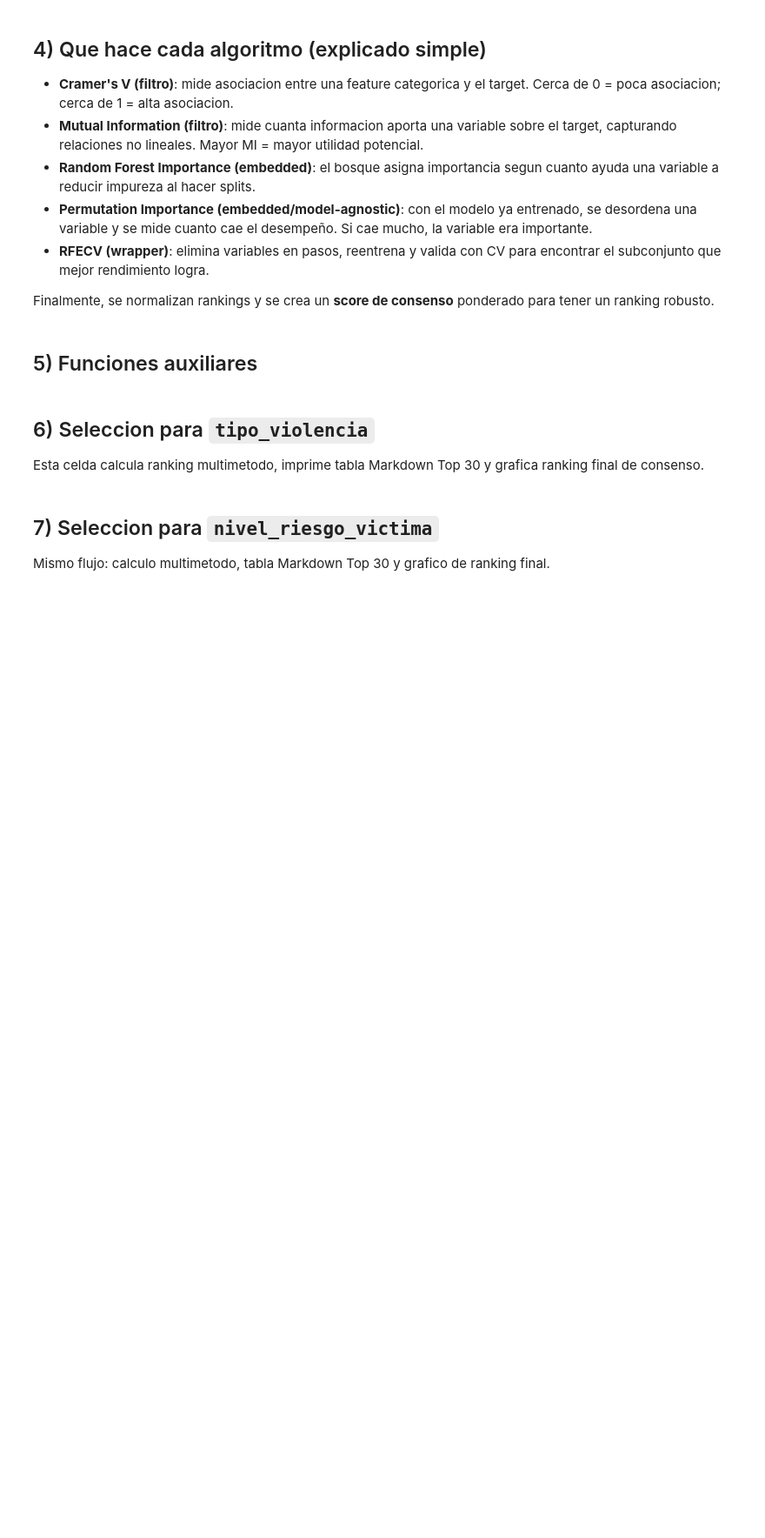
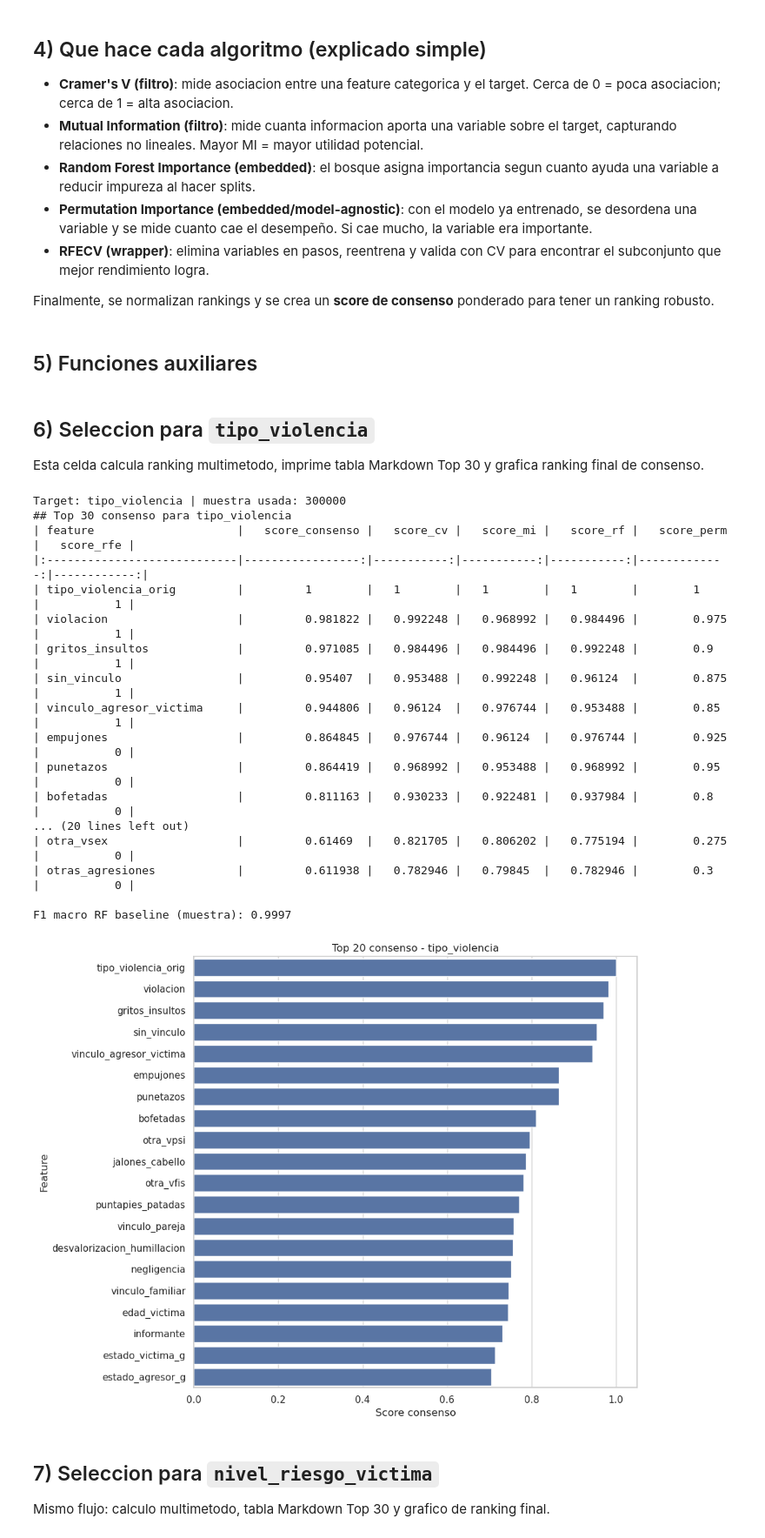
Before and after one commit to umalluq/violencia-eda, a Jupyter notebook: seleccion_caracteristicas_multimetodo_FULL.ipynb, the cells around one changed output. Shown at 87% size. Cells and saved outputs as stored; diff of their text form; code cells hidden in the pictures; blank space fills up the shorter version.

```diff
--- a/seleccion_caracteristicas_multimetodo_FULL.ipynb
+++ b/seleccion_caracteristicas_multimetodo_FULL.ipynb
@@ -245,28 +256,48 @@ def run_feature_selection_for_target(df_all, X_all, target, sample_size=50000, r
 Esta celda calcula ranking multimetodo, imprime tabla Markdown Top 30 y grafica ranking final de consenso.
 # %%
 results = {}
-SAMPLE_SIZE = 50000
+SAMPLE_SIZE = 300000
+
 
 results["tipo_violencia"] = run_feature_selection_for_target(
     df_all=df,
     X_all=X_raw,
     target="tipo_violencia",
     sample_size=SAMPLE_SIZE,
-    random_state=42,
+    random_state=52,
 )
 
 top30_tv = results["tipo_violencia"]["consenso"].head(30).copy()
 print("## Top 30 consenso para tipo_violencia")
 print(top30_tv[["feature", "score_consenso", "score_cv", "score_mi", "score_rf", "score_perm", "score_rfe"]].to_markdown(index=False))
 print(f"\nF1 macro RF baseline (muestra): {results['tipo_violencia']['rf_f1_macro_test']:.4f}")
 
 plt.figure(figsize=(10, 8))
 sns.barplot(data=top30_tv.head(20), x="score_consenso", y="feature", orient="h")
 plt.title("Top 20 consenso - tipo_violencia")
 plt.xlabel("Score consenso")
 plt.ylabel("Feature")
 plt.tight_layout()
 plt.show()
+# %% [output]
+Target: tipo_violencia | muestra usada: 300000
+## Top 30 consenso para tipo_violencia
+| feature                     |   score_consenso |   score_cv |   score_mi |   score_rf |   score_perm |   score_rfe |
+|:----------------------------|-----------------:|-----------:|-----------:|-----------:|-------------:|------------:|
+| tipo_violencia_orig         |         1        |   1        |   1        |   1        |        1     |           1 |
+| violacion                   |         0.981822 |   0.992248 |   0.968992 |   0.984496 |        0.975 |           1 |
+| gritos_insultos             |         0.971085 |   0.984496 |   0.984496 |   0.992248 |        0.9   |           1 |
+| sin_vinculo                 |         0.95407  |   0.953488 |   0.992248 |   0.96124  |        0.875 |           1 |
+| vinculo_agresor_victima     |         0.944806 |   0.96124  |   0.976744 |   0.953488 |        0.85  |           1 |
+| empujones                   |         0.864845 |   0.976744 |   0.96124  |   0.976744 |        0.925 |           0 |
+| punetazos                   |         0.864419 |   0.968992 |   0.953488 |   0.968992 |        0.95  |           0 |
+| bofetadas                   |         0.811163 |   0.930233 |   0.922481 |   0.937984 |        0.8   |           0 |
+... (20 lines left out)
+| otra_vsex                   |         0.61469  |   0.821705 |   0.806202 |   0.775194 |        0.275 |           0 |
+| otras_agresiones            |         0.611938 |   0.782946 |   0.79845  |   0.782946 |        0.3   |           0 |
+
+F1 macro RF baseline (muestra): 0.9997
+[figure, added]
 # %% [markdown]
 ## 7) Seleccion para `nivel_riesgo_victima`
 Mismo flujo: calculo multimetodo, tabla Markdown Top 30 y grafico de ranking final.
```
Also changed, not shown: parts of 4 cells of this notebook.
